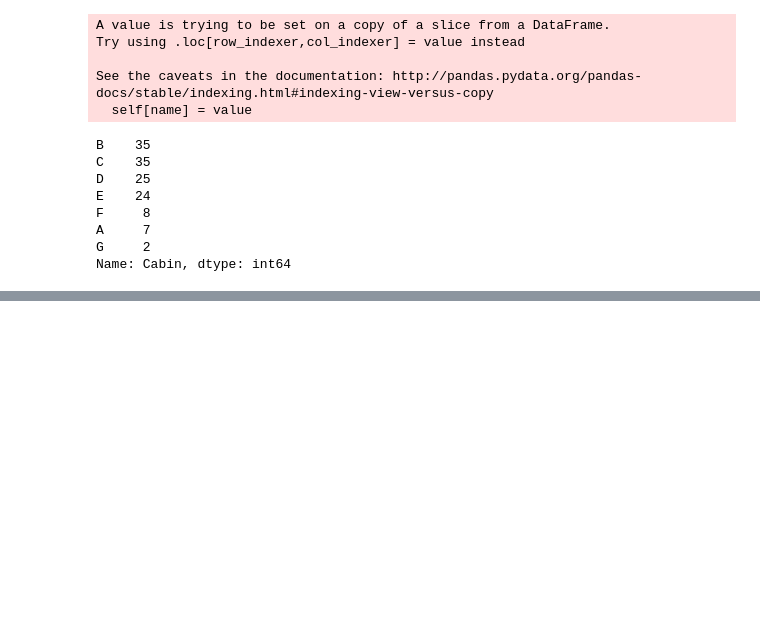
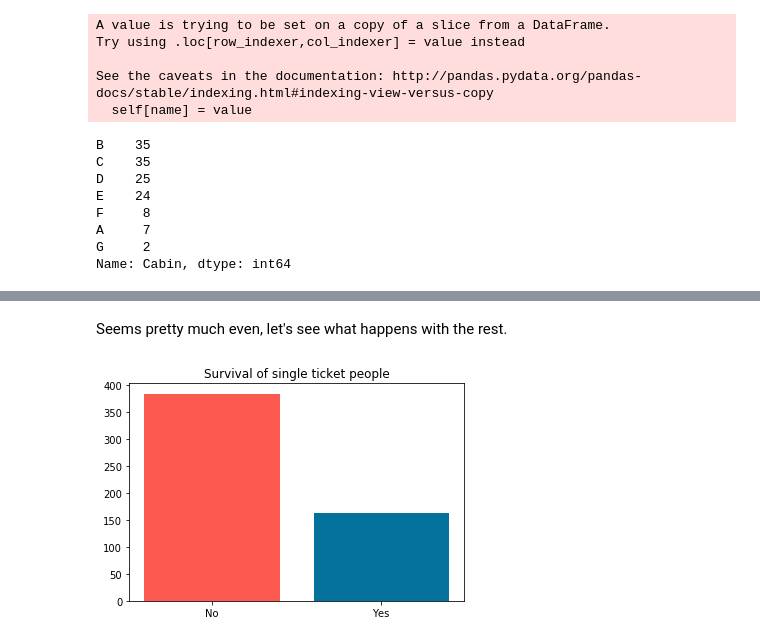
Before and after one commit to Ohtar10/ml-python, a Jupyter notebook: ch03/excercises/Who survives in the Titanic.ipynb, the cells around one changed output, grey strips where cells are left out. Cells and saved outputs as stored; diff of their text form; code cells hidden in the pictures; blank space fills up the shorter version.

```diff
--- a/ch03/excercises/Who survives in the Titanic.ipynb
+++ b/ch03/excercises/Who survives in the Titanic.ipynb
@@ -213,0 +282,12 @@ plt.show()
+# %% [markdown]
+Seems pretty much even, let's see what happens with the rest.
+# %%
+single_ticket = groups.filter(lambda x: x.PassengerId.count() == 1)
+plt.bar([0, 1],
+        single_ticket.Survived.value_counts(sort=False),
+        color=["xkcd:coral", 'xkcd:ocean blue'],
+        tick_label=["No", "Yes"])
+plt.title("Survival of single ticket people")
+plt.show()
+# %% [output]
+[figure, added]
```
Also changed, not shown: parts of 27 cells of this notebook.
